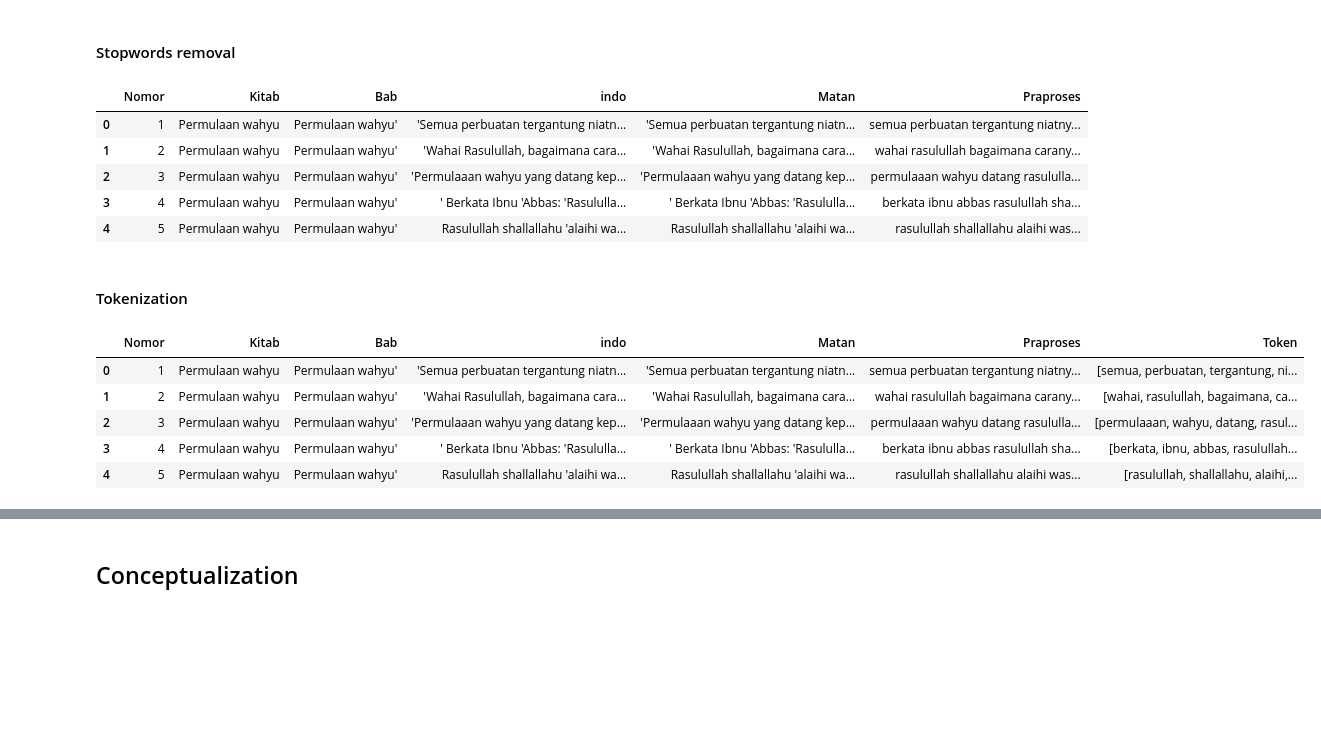
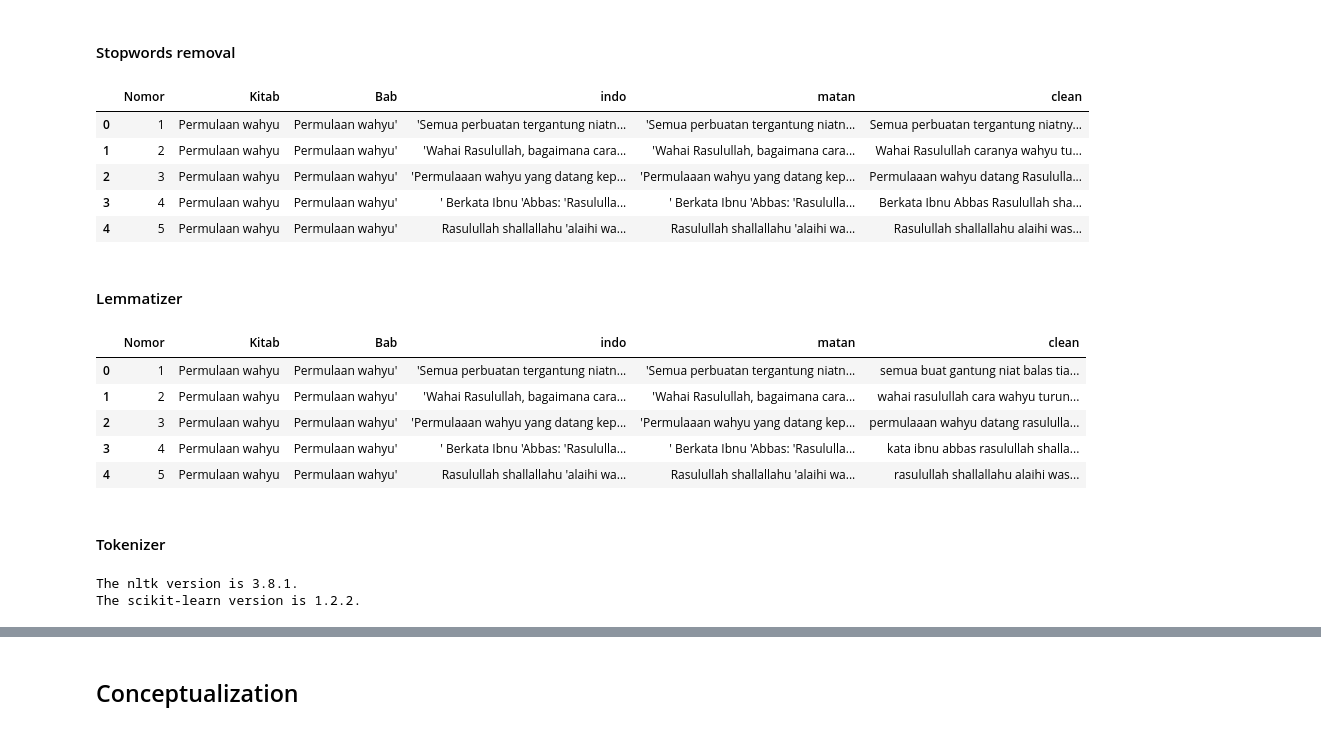
Before and after one commit to arifmuzayyan/OntologiHadis, a Jupyter notebook: src/main.ipynb, the cells around one changed output, grey strips where cells are left out. Cells and saved outputs as stored; diff of their text form; code cells hidden in the pictures; blank space fills up the shorter version.

```diff
--- a/src/main.ipynb
+++ b/src/main.ipynb
@@ -54,15 +54,15 @@ df_bukhari.head()
 # df_praproses = df_bukhari
 df_praproses = df_scraper
 
-# df_praproses['Matan'] = [x.split(": \"",1)[-1] for x in df_praproses.indo]
+# df_praproses['matan'] = [x.split(": \"",1)[-1] for x in df_praproses.indo]
 
-df_praproses['Praproses'] = df_praproses['indo']
-# df_praproses['Praproses'] = df_praproses['Matan']
+df_praproses['clean'] = df_praproses['indo']
+# df_praproses['clean'] = df_praproses['matan']
 # %% [markdown]
 #### Remove punctuation
 # %%
 import string
-df_praproses['Praproses'] = df_praproses['Praproses'].str.replace('[{}]'.format(string.punctuation), '', regex=True)
-# df_praproses['Praproses'] = df_praproses['Matan'].str.replace('[{}]'.format(string.punctuation), '', regex=True)
+df_praproses['clean'] = df_praproses['clean'].str.replace('[{}]'.format(string.punctuation), '', regex=True)
+# df_praproses['clean'] = df_praproses['matan'].str.replace('[{}]'.format(string.punctuation), '', regex=True)
 df_praproses.head()
 # %% [output]
@@ -77,3 +74,0 @@ df_praproses.head()
-# %%
-df_praproses['Praproses'] = df_praproses['Praproses'].str.lower()
-df_praproses.head()
@@ -88,22 +76,26 @@ df_praproses.head()
 #### Stopwords removal
 # %%
 # !pip install Sastrawi
-from Sastrawi.StopWordRemover.StopWordRemoverFactory import StopWordRemoverFactory
+from Sastrawi.StopWordRemover.StopWordRemoverFactory import StopWordRemoverFactory, StopWordRemover, ArrayDictionary
+from nltk.corpus import stopwords
 
 factory = StopWordRemoverFactory()
-stopwords = factory.get_stop_words()
-stopwords = factory.create_stop_word_remover()
+stopwords_factory = factory.get_stop_words()
+
+more_stopwords = stopwords.words('indonesian')
+stopwords_factory = ArrayDictionary(stopwords_factory+more_stopwords)
+stopwords_factory = StopWordRemover(stopwords_factory)
 
 def stopwords_wrapper(text):
-    return stopwords.remove(text)
-df_praproses['Praproses'] = df_praproses['Praproses'].apply(stopwords_wrapper)
+    return stopwords_factory.remove(text)
+df_praproses['clean'] = df_praproses['clean'].apply(stopwords_wrapper)
 df_praproses.head()
 # %% [output]
-|  | Nomor | Kitab | Bab | indo | Matan | Praproses |
-| 0 | 1 | Permulaan wahyu | Permulaan wahyu' | 'Semua perbuatan tergantung niatn... | 'Semua perbuatan tergantung niatn... | semua perbuatan tergantung niatny... |
-| 1 | 2 | Permulaan wahyu | Permulaan wahyu' | 'Wahai Rasulullah, bagaimana cara... | 'Wahai Rasulullah, bagaimana cara... | wahai rasulullah bagaimana carany... |
-| 2 | 3 | Permulaan wahyu | Permulaan wahyu' | 'Permulaaan wahyu yang datang kep... | 'Permulaaan wahyu yang datang kep... | permulaaan wahyu datang rasululla... |
-| 3 | 4 | Permulaan wahyu | Permulaan wahyu' | ' Berkata Ibnu 'Abbas: 'Rasululla... | ' Berkata Ibnu 'Abbas: 'Rasululla... | berkata ibnu abbas rasulullah sha... |
-| 4 | 5 | Permulaan wahyu | Permulaan wahyu' | Rasulullah shallallahu 'alaihi wa... | Rasulullah shallallahu 'alaihi wa... | rasulullah shallallahu alaihi was... |
+|  | Nomor | Kitab | Bab | indo | matan | clean |
+| 0 | 1 | Permulaan wahyu | Permulaan wahyu' | 'Semua perbuatan tergantung niatn... | 'Semua perbuatan tergantung niatn... | Semua perbuatan tergantung niatny... |
+| 1 | 2 | Permulaan wahyu | Permulaan wahyu' | 'Wahai Rasulullah, bagaimana cara... | 'Wahai Rasulullah, bagaimana cara... | Wahai Rasulullah caranya wahyu tu... |
+| 2 | 3 | Permulaan wahyu | Permulaan wahyu' | 'Permulaaan wahyu yang datang kep... | 'Permulaaan wahyu yang datang kep... | Permulaaan wahyu datang Rasululla... |
+| 3 | 4 | Permulaan wahyu | Permulaan wahyu' | ' Berkata Ibnu 'Abbas: 'Rasululla... | ' Berkata Ibnu 'Abbas: 'Rasululla... | Berkata Ibnu Abbas Rasulullah sha... |
+| 4 | 5 | Permulaan wahyu | Permulaan wahyu' | Rasulullah shallallahu 'alaihi wa... | Rasulullah shallallahu 'alaihi wa... | Rasulullah shallallahu alaihi was... |
 # %% [markdown]
-#### Tokenization
+#### Lemmatizer
@@ -114,15 +102,28 @@ df_praproses.head()
 # %%
-from nltk.tokenize import word_tokenize
+from nlp_id.lemmatizer import Lemmatizer
 
-def word_tokenize_wrapper(text):
-    return word_tokenize(text)
+lemmatizer = Lemmatizer()
 
-df_praproses['Token'] = df_praproses['Praproses'].apply(word_tokenize_wrapper)
+def lemmatize_wrapper(text):
+    return lemmatizer.lemmatize(text)
+
+df_praproses['clean'] = df_praproses['clean'].apply(lemmatize_wrapper)
 df_praproses.head()
 # %% [output]
-|  | Nomor | Kitab | Bab | indo | Matan | Praproses | Token |
-| 0 | 1 | Permulaan wahyu | Permulaan wahyu' | 'Semua perbuatan tergantung niatn... | 'Semua perbuatan tergantung niatn... | semua perbuatan tergantung niatny... | [semua, perbuatan, tergantung, ni... |
-| 1 | 2 | Permulaan wahyu | Permulaan wahyu' | 'Wahai Rasulullah, bagaimana cara... | 'Wahai Rasulullah, bagaimana cara... | wahai rasulullah bagaimana carany... | [wahai, rasulullah, bagaimana, ca... |
-| 2 | 3 | Permulaan wahyu | Permulaan wahyu' | 'Permulaaan wahyu yang datang kep... | 'Permulaaan wahyu yang datang kep... | permulaaan wahyu datang rasululla... | [permulaaan, wahyu, datang, rasul... |
-| 3 | 4 | Permulaan wahyu | Permulaan wahyu' | ' Berkata Ibnu 'Abbas: 'Rasululla... | ' Berkata Ibnu 'Abbas: 'Rasululla... | berkata ibnu abbas rasulullah sha... | [berkata, ibnu, abbas, rasulullah... |
-| 4 | 5 | Permulaan wahyu | Permulaan wahyu' | Rasulullah shallallahu 'alaihi wa... | Rasulullah shallallahu 'alaihi wa... | rasulullah shallallahu alaihi was... | [rasulullah, shallallahu, alaihi,... |
+|  | Nomor | Kitab | Bab | indo | matan | clean |
+| 0 | 1 | Permulaan wahyu | Permulaan wahyu' | 'Semua perbuatan tergantung niatn... | 'Semua perbuatan tergantung niatn... | semua buat gantung niat balas tia... |
+| 1 | 2 | Permulaan wahyu | Permulaan wahyu' | 'Wahai Rasulullah, bagaimana cara... | 'Wahai Rasulullah, bagaimana cara... | wahai rasulullah cara wahyu turun... |
+| 2 | 3 | Permulaan wahyu | Permulaan wahyu' | 'Permulaaan wahyu yang datang kep... | 'Permulaaan wahyu yang datang kep... | permulaaan wahyu datang rasululla... |
+| 3 | 4 | Permulaan wahyu | Permulaan wahyu' | ' Berkata Ibnu 'Abbas: 'Rasululla... | ' Berkata Ibnu 'Abbas: 'Rasululla... | kata ibnu abbas rasulullah shalla... |
+| 4 | 5 | Permulaan wahyu | Permulaan wahyu' | Rasulullah shallallahu 'alaihi wa... | Rasulullah shallallahu 'alaihi wa... | rasulullah shallallahu alaihi was... |
+# %% [markdown]
+#### Tokenizer
+# %%
+import nltk
+import sklearn
+
+print('The nltk version is {}.'.format(nltk.__version__))
+print('The scikit-learn version is {}.'.format(sklearn.__version__))
+# %% [output]
+The nltk version is 3.8.1.
+The scikit-learn version is 1.2.2.
```
Also changed, not shown: parts of 17 cells of this notebook, 5 other files.
